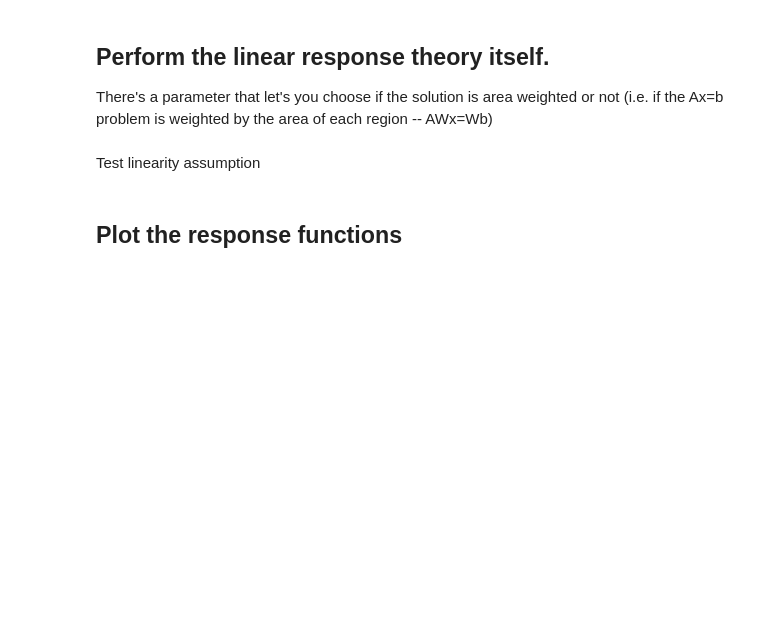
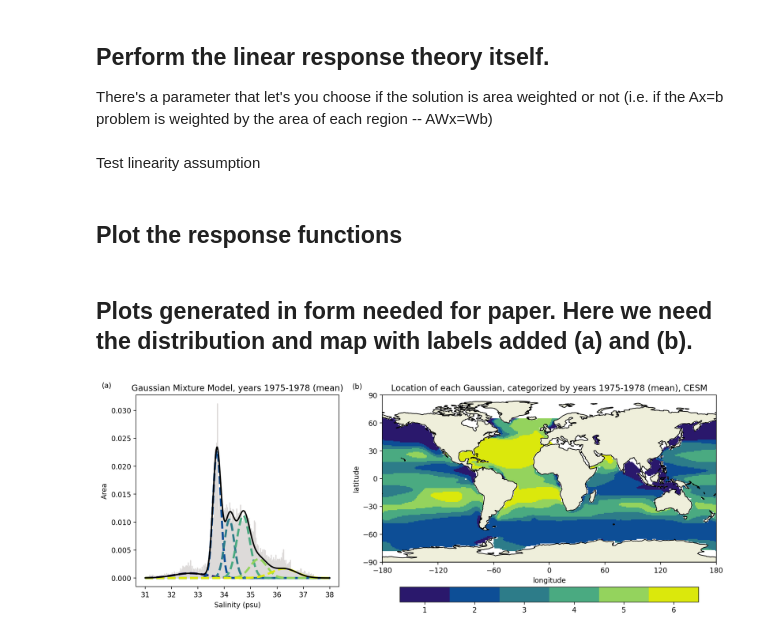
Before and after one commit to aurora-bf/freshwater_flux_linresp, a Jupyter notebook: model_tests/linear_response_CESM_ensemblemean.ipynb, the cells around one changed output. Saved outputs shown, nothing was run; the diff lists cells and outputs as text; code cells hidden in the pictures; blank space fills up the shorter version.

```diff
--- a/model_tests/linear_response_CESM_ensemblemean.ipynb
+++ b/model_tests/linear_response_CESM_ensemblemean.ipynb
@@ -723,3 +723,11 @@ plt.legend(['1','2','3','4','5','6'],loc='upper left',fontsize=8)
 plt.xlabel('Time')
 plt.ylabel('Salinity (psu)')
 plt.title('Change in salinity in each region, HadGEM2 coupled FAFMIP, clustering on CESM data')
+# %% [markdown]
+## Plots generated in form needed for paper. Here we need the distribution and map with labels added (a) and (b).
+# %%
+from clustering_tools import GMM_plot_withmap
+
+GMM_plot_withmap(salt_avg_1975to2020[0*12:3*12,:,:].mean('time'),n,', years 1975-1978 (mean)','Location of each Gaussian, categorized by years 1975-1978 (mean), CESM',subplot_label='(a)',subplot_label2='(b)')
+# %% [output]
+[figure, added]
```
Also changed, not shown: parts of 1 cell of this notebook, 4 other files.
